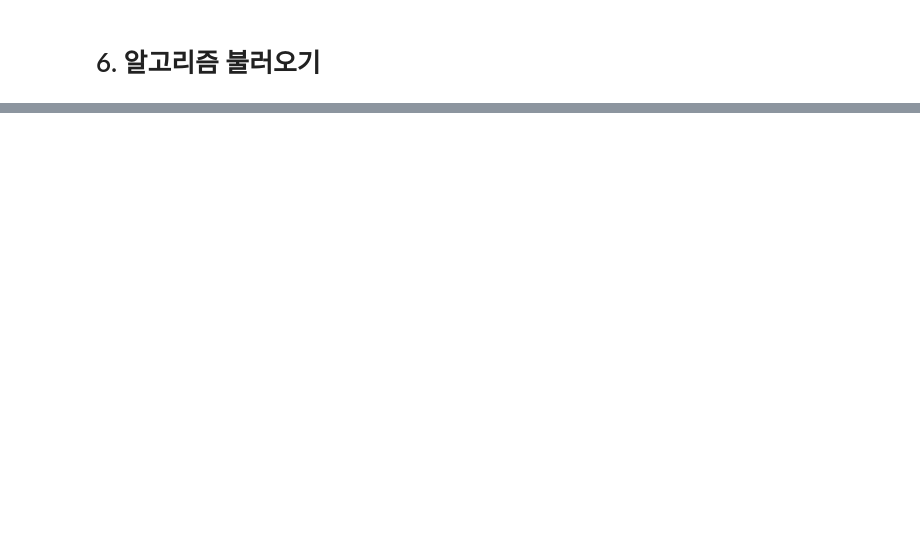
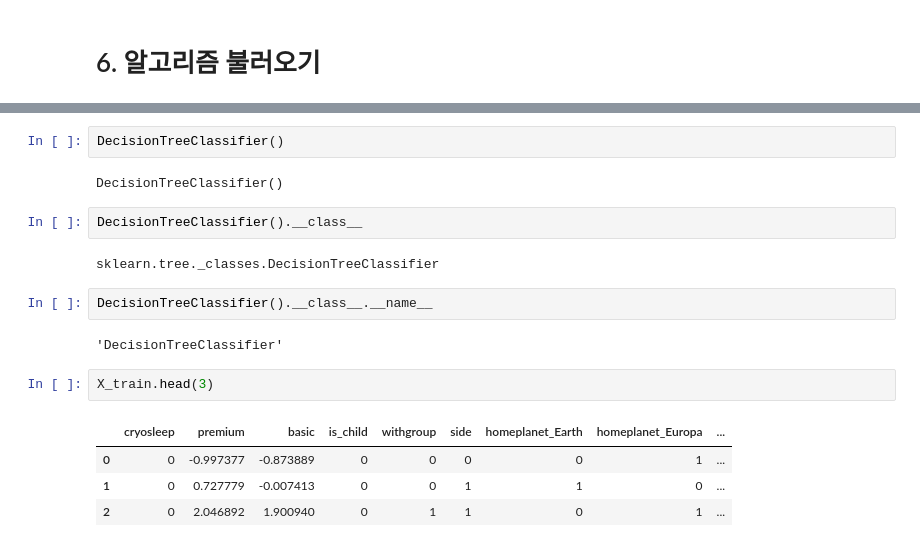
Before and after one commit to codelspak/Struggles, a Jupyter notebook: WK28_case1_Kaggle_ML_Classification_Spaceship_Titanic.ipynb, the cells around one changed output, grey strips where cells are left out. Cells and saved outputs as stored; diff of their text form; blank space fills up the shorter version.

```diff
--- a/WK28_case1_Kaggle_ML_Classification_Spaceship_Titanic.ipynb
+++ b/WK28_case1_Kaggle_ML_Classification_Spaceship_Titanic.ipynb
@@ -1508,0 +1593,19 @@ X_train
+# %%
+DecisionTreeClassifier()
+# %% [output]
+DecisionTreeClassifier()
+# %%
+DecisionTreeClassifier().__class__
+# %% [output]
+sklearn.tree._classes.DecisionTreeClassifier
+# %%
+DecisionTreeClassifier().__class__.__name__
+# %% [output]
+'DecisionTreeClassifier'
+# %%
+X_train.head(3)
+# %% [output]
+|  | cryosleep | premium | basic | is_child | withgroup | side | homeplanet_Earth | homeplanet_Europa | ... |
+| 0 | 0 | -0.997377 | -0.873889 | 0 | 0 | 0 | 0 | 1 | ... |
+| 1 | 0 | 0.727779 | -0.007413 | 0 | 0 | 1 | 1 | 0 | ... |
+| 2 | 0 | 2.046892 | 1.900940 | 0 | 1 | 1 | 0 | 1 | ... |
```
Also changed, not shown: parts of 29 cells of this notebook.
